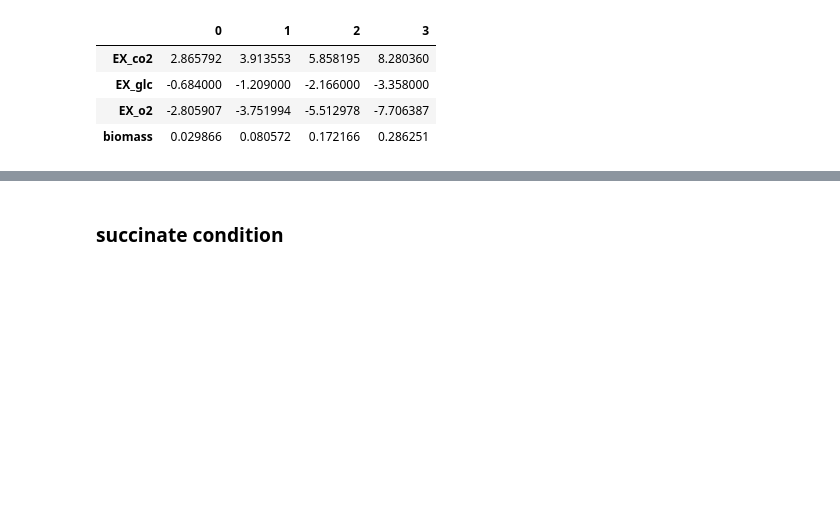
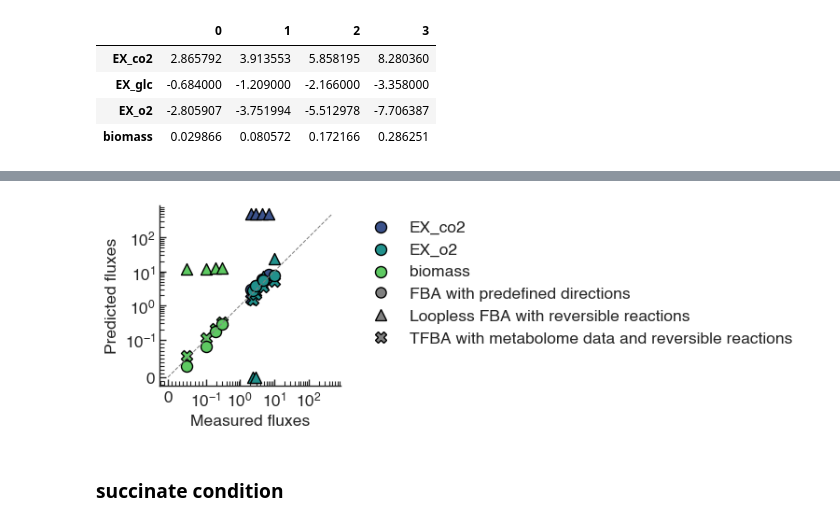
Before and after one commit to molecular-systems-biology/thermo-flux, a Jupyter notebook: Results_protocol_paper_2024/results_C_ecoli/3_ecoli_tfba_gurscan.ipynb, the cells around one changed output, grey strips where cells are left out. Saved outputs shown, nothing was run; the diff lists cells and outputs as text; code cells hidden in the pictures; blank space fills up the shorter version.

```diff
--- a/Results_protocol_paper_2024/results_C_ecoli/3_ecoli_tfba_gurscan.ipynb
+++ b/Results_protocol_paper_2024/results_C_ecoli/3_ecoli_tfba_gurscan.ipynb
@@ -171,3 +209,67 @@ ax.spines['top'].set_visible(False)
+# %%
+
+fig,ax=plt.subplots(figsize=(2.5,2.5))
+
+io_func.scale_rcparams(fig)
+ex_data=['EX_co2', 'EX_o2', 'biomass']
+vircols=sns.color_palette('viridis',n_colors=len(ex_data))
+for rxn,color in zip(ex_data,vircols):
+    x=abs(df_mean[rxn])
+    yloop=abs(looplessfba_exflux.loc[rxn]) #if rxn not in ['o2_EX'] else -ex_flux_df.loc[rxn]
+    ax.scatter(x,yloop,s=75,edgecolor='black',color=color,marker='^')
+    ##add scatter for tfba
+    ytfba=abs(tfba_exflux.loc[rxn])
+    ax.scatter(x,ytfba,s=75,edgecolor='black', marker='X',color=color)
+    ##also fba
+    yfba=abs(standardfba_exflux.loc[rxn]) #if rxn not in ['o2_EX'] else -ex_flux_df.loc[rxn]
+    ax.scatter(x,yfba,s=75,edgecolor='black',color=color,label=rxn)
+
+ax.plot([0,500],[0,500],color='grey',linestyle='--'  )
+# ax.set_xlim(0,20)
+# ax.set_ylim(0,20)
+# ax.set_xticks([0,15])
+# ax.set_yticks([0,15])
+ax.set_xlabel('Measured fluxes')
+ax.set_ylabel('Predicted fluxes')
+ax.set_xscale('symlog',linthresh=0.1)
+ax.set_yscale('symlog',linthresh=0.1)
+loop_handle = Line2D(
+    [], [],
+    marker='^',
+    linestyle='None',
+    markersize=8,
+    markeredgecolor='black',
+    markerfacecolor='gray',
+    label='Loopless FBA with reversible reactions'
+)
+
+
+# get existing handles (reaction colors)
+handles, labels = ax.get_legend_handles_labels()
+
+# append marker legend
+handles += [fba_handle,loop_handle, tfba_handle]
+
+ax.legend(
+    handles=handles,
+    frameon=False,
+    bbox_to_anchor=(1.05, 1)
+)
+
+ax.xaxis.set_minor_locator(io_func.MinorSymLogLocator(1e-1))
+ax.set_xticks([0,0.1,1,10,100])
+ax.yaxis.set_minor_locator(io_func.MinorSymLogLocator(1e-1))
+ax.set_yticks([0,0.1,1,10,100])
+
+##remove top and right spines
+ax.spines['right'].set_visible(False)
+ax.spines['top'].set_visible(False)
+
+##save
+# plt.savefig(f'{FOLDER_PLOTS}ecoli-scatter_tfba_vs_looplessrev_vsfbafixed_vemuriconds.png',dpi=300,bbox_inches='tight')
+# plt.savefig(f'{FOLDER_PLOTS}ecoli-scatter_tfba_vs_looplessrev_vsfbafixed_vemuriconds.svg',dpi=300,bbox_inches='tight')
+# %% [output]
+[figure, added]
 # %% [markdown]
 ### succinate condition
 # %%
```
Also changed, not shown: parts of 12 cells of this notebook, 20 other files.
